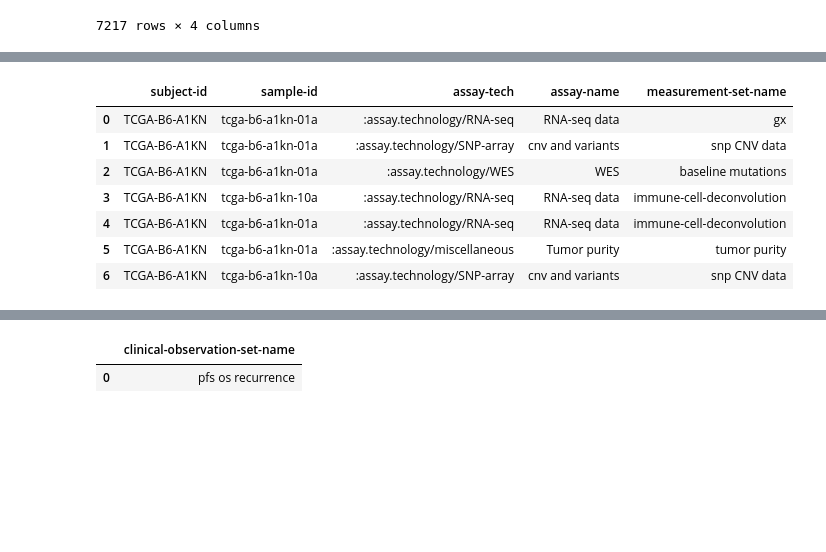
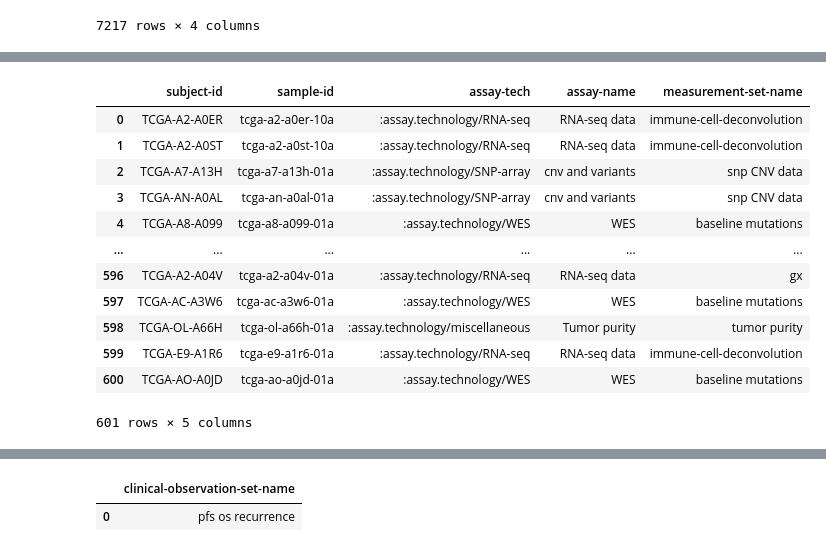
Before and after one commit to RCRF/patternq, a Jupyter notebook: examples/variant_analysis.ipynb, the cells around one changed output, grey strips where cells are left out. Drawn from its saved outputs; the diff is of its cells as text; code cells hidden in the pictures; blank space fills up the shorter version.

```diff
--- a/examples/variant_analysis.ipynb
+++ b/examples/variant_analysis.ipynb
@@ -79,0 +61,5 @@ b27_sub
+# %%
+b27_matches = by_hla['subject-HLA-B-type'].astype('string').str.contains("b_27")
+b27_matches.value_counts()
+b27_sub = by_hla[b27_matches]
+b27_sub
@@ -80,16 +80,21 @@ b27_sub
 # %%
-sub_id = "TCGA-B6-A1KN"
-assays_for_sub = pqd.assays_for_patient(sub_id, db_name='tcga-brca')
+sub_ids = b27_sub['subject-id'].unique().tolist()
+assays_for_sub = pqd.assays_for_patients(sub_ids, db_name='tcga-brca')
 assays_for_sub
 # %% [output]
 |  | subject-id | sample-id | assay-tech | assay-name | measurement-set-name |
-| 0 | TCGA-B6-A1KN | tcga-b6-a1kn-01a | :assay.technology/RNA-seq | RNA-seq data | gx |
-| 1 | TCGA-B6-A1KN | tcga-b6-a1kn-01a | :assay.technology/SNP-array | cnv and variants | snp CNV data |
-| 2 | TCGA-B6-A1KN | tcga-b6-a1kn-01a | :assay.technology/WES | WES | baseline mutations |
-| 3 | TCGA-B6-A1KN | tcga-b6-a1kn-10a | :assay.technology/RNA-seq | RNA-seq data | immune-cell-deconvolution |
-| 4 | TCGA-B6-A1KN | tcga-b6-a1kn-01a | :assay.technology/RNA-seq | RNA-seq data | immune-cell-deconvolution |
-| 5 | TCGA-B6-A1KN | tcga-b6-a1kn-01a | :assay.technology/miscellaneous | Tumor purity | tumor purity |
-| 6 | TCGA-B6-A1KN | tcga-b6-a1kn-10a | :assay.technology/SNP-array | cnv and variants | snp CNV data |
+| 0 | TCGA-A2-A0ER | tcga-a2-a0er-10a | :assay.technology/RNA-seq | RNA-seq data | immune-cell-deconvolution |
+| 1 | TCGA-A2-A0ST | tcga-a2-a0st-10a | :assay.technology/RNA-seq | RNA-seq data | immune-cell-deconvolution |
+| 2 | TCGA-A7-A13H | tcga-a7-a13h-01a | :assay.technology/SNP-array | cnv and variants | snp CNV data |
+| 3 | TCGA-AN-A0AL | tcga-an-a0al-01a | :assay.technology/SNP-array | cnv and variants | snp CNV data |
+| 4 | TCGA-A8-A099 | tcga-a8-a099-01a | :assay.technology/WES | WES | baseline mutations |
+| ... | ... | ... | ... | ... | ... |
+| 596 | TCGA-A2-A04V | tcga-a2-a04v-01a | :assay.technology/RNA-seq | RNA-seq data | gx |
+| 597 | TCGA-AC-A3W6 | tcga-ac-a3w6-01a | :assay.technology/WES | WES | baseline mutations |
+| 598 | TCGA-OL-A66H | tcga-ol-a66h-01a | :assay.technology/miscellaneous | Tumor purity | tumor purity |
+| 599 | TCGA-E9-A1R6 | tcga-e9-a1r6-01a | :assay.technology/RNA-seq | RNA-seq data | immune-cell-deconvolution |
+| 600 | TCGA-AO-A0JD | tcga-ao-a0jd-01a | :assay.technology/WES | WES | baseline mutations |
+601 rows × 5 columns
 # %%
 samples = pqd.samples("tcga-brca", db_name='tcga-brca')
 samples
```
Also changed, not shown: parts of 12 cells of this notebook, 2 other files.
